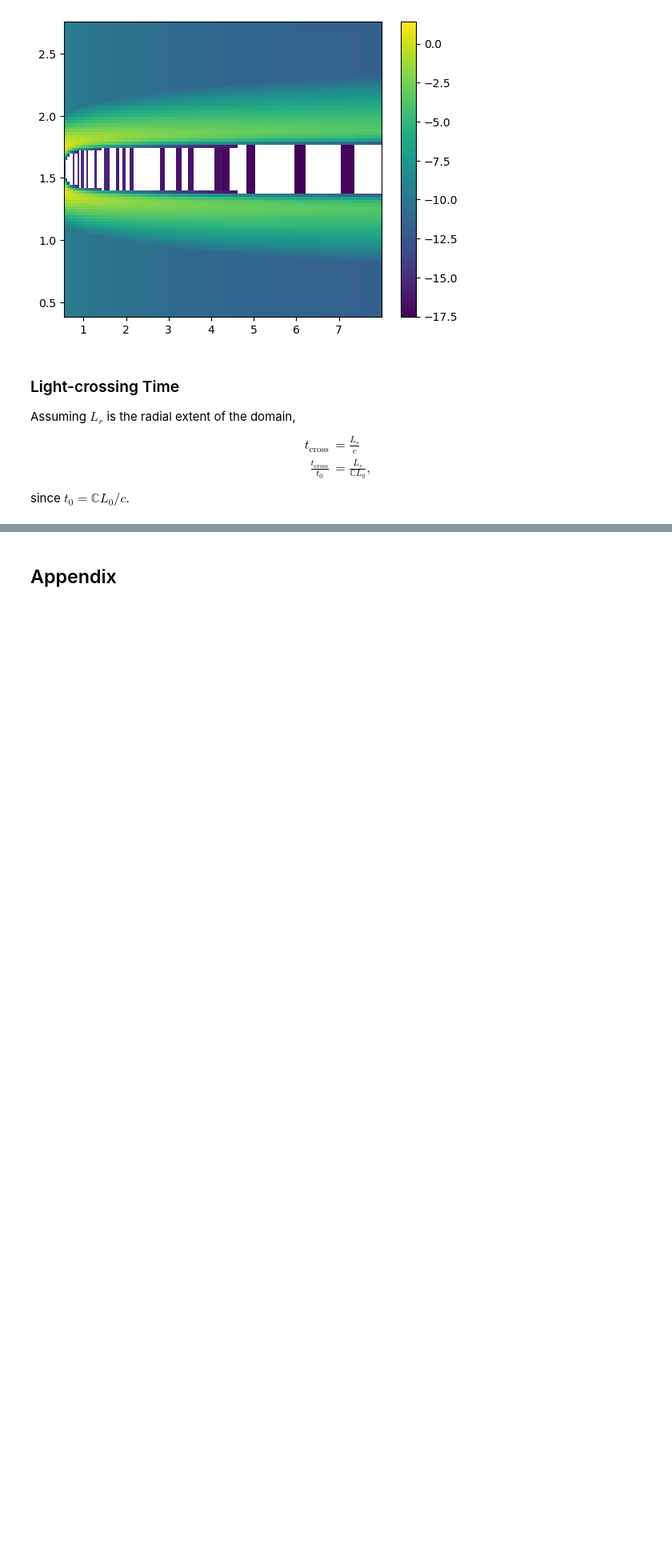
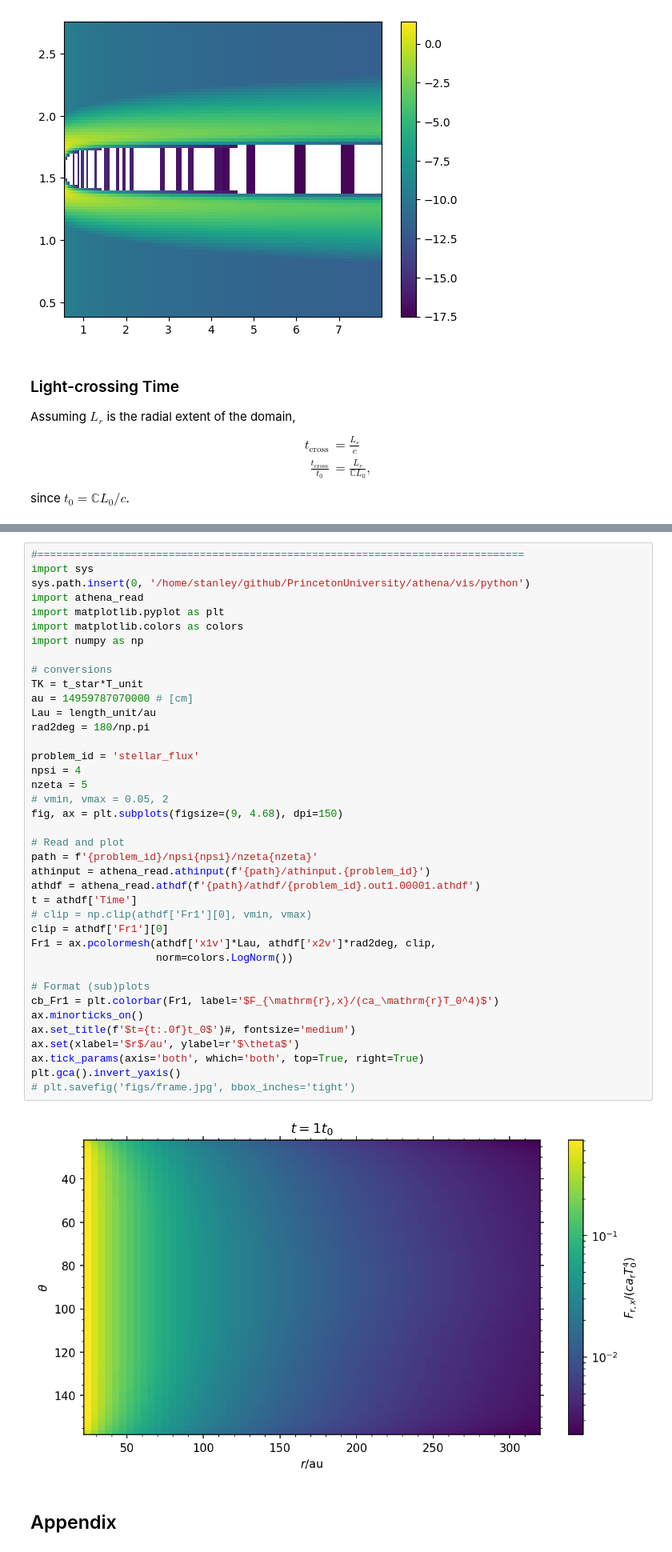
Before and after one commit to sabaronett/rad-hydro, a Jupyter notebook: athena/dev/Development.ipynb, the cells around one changed output, grey strips where cells are left out. Shown at 80% size. Cells and saved outputs as stored; diff of their text form; blank space fills up the shorter version.

```diff
--- a/athena/dev/Development.ipynb
+++ b/athena/dev/Development.ipynb
@@ -216,3 +229,44 @@ FileNotFoundError: [Errno 2] No such file or directory: 'npsi4/nzeta5/athinput.s
+# %%
+#==============================================================================
+import sys
+sys.path.insert(0, '/home/stanley/github/PrincetonUniversity/athena/vis/python')
+import athena_read
+import matplotlib.pyplot as plt
+import matplotlib.colors as colors
+import numpy as np
+
+# conversions
+TK = t_star*T_unit
+au = 14959787070000 # [cm]
+Lau = length_unit/au
+rad2deg = 180/np.pi
+
+problem_id = 'stellar_flux'
+npsi = 4
+nzeta = 5
+# vmin, vmax = 0.05, 2
+fig, ax = plt.subplots(figsize=(9, 4.68), dpi=150)
+
+# Read and plot
+path = f'{problem_id}/npsi{npsi}/nzeta{nzeta}'
+athinput = athena_read.athinput(f'{path}/athinput.{problem_id}')
+athdf = athena_read.athdf(f'{path}/athdf/{problem_id}.out1.00001.athdf')
+t = athdf['Time']
+# clip = np.clip(athdf['Fr1'][0], vmin, vmax)
+clip = athdf['Fr1'][0]
+Fr1 = ax.pcolormesh(athdf['x1v']*Lau, athdf['x2v']*rad2deg, clip,
+                    norm=colors.LogNorm())
+
+# Format (sub)plots
+cb_Fr1 = plt.colorbar(Fr1, label='$F_{\mathrm{r},x}/(ca_\mathrm{r}T_0^4)$')
+ax.minorticks_on()
+ax.set_title(f'$t={t:.0f}t_0$')#, fontsize='medium')
+ax.set(xlabel='$r$/au', ylabel=r'$\theta$')
+ax.tick_params(axis='both', which='both', top=True, right=True)
+plt.gca().invert_yaxis()
+# plt.savefig('figs/frame.jpg', bbox_inches='tight')
+# %% [output]
+[figure, added]
 # %% [markdown]
 ## Appendix
 # %% [markdown]
```
Also changed, not shown: parts of 4 cells of this notebook.
